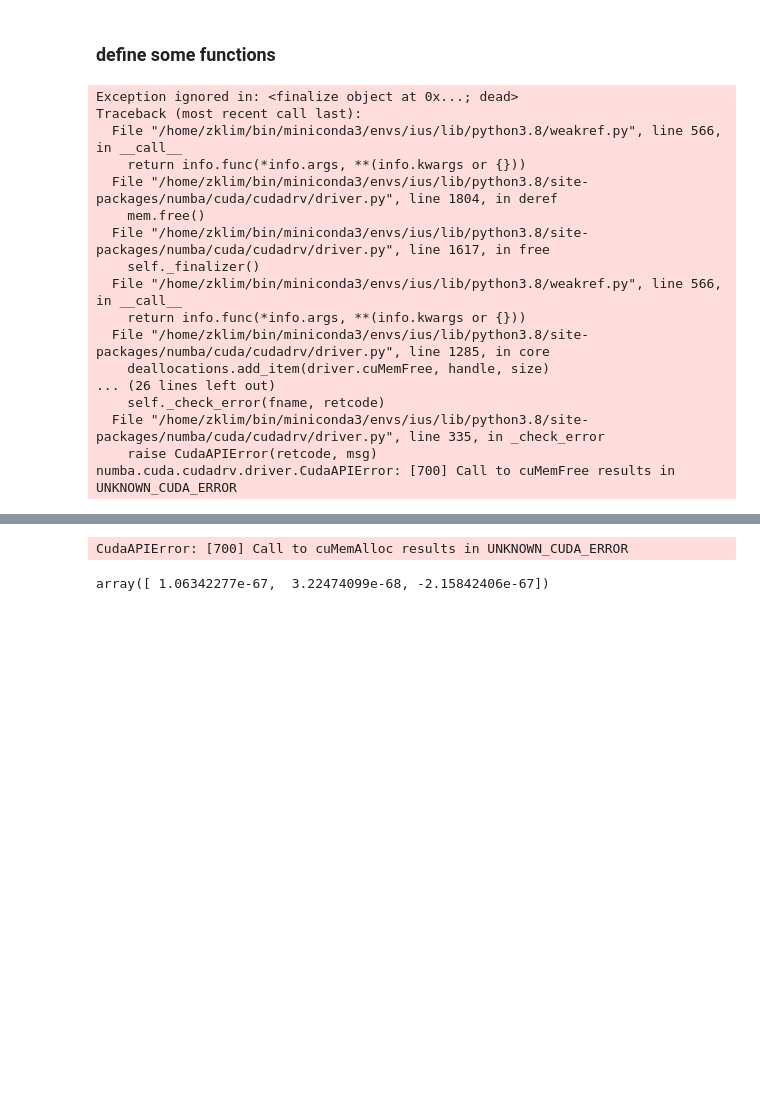
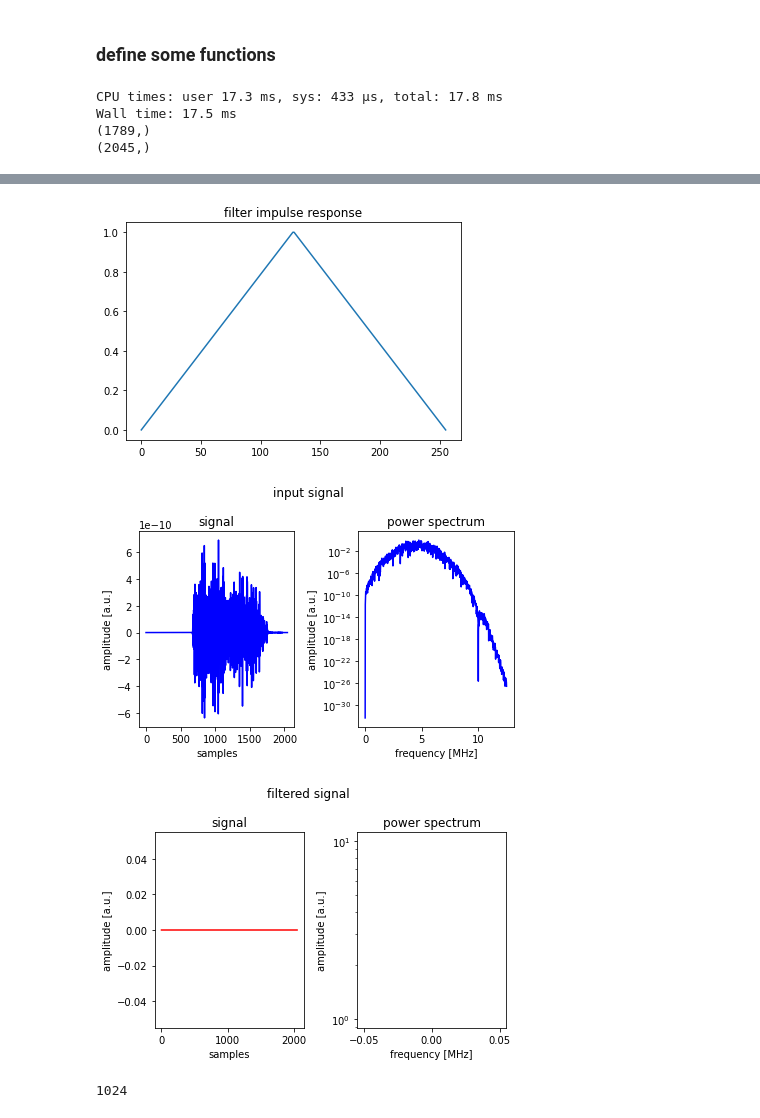
Before and after one commit to Lab4US/gpu-short-course, a Jupyter notebook: exercises/fir.ipynb, the cells around one changed output, grey strips where cells are left out. Saved outputs shown, nothing was run; the diff lists cells and outputs as text; code cells hidden in the pictures; blank space fills up the shorter version.

```diff
--- a/exercises/fir.ipynb
+++ b/exercises/fir.ipynb
@@ -189,11 +188,22 @@ h = np.concatenate((np.linspace(0, 1, ntaps//2),
 # ordinary convolve
 %time sigflt = convolve(sig, h)
 
+print(sigflt.shape)
+print(sig.shape)
+
 # convolve compiled by jit (the time gain will be visible after second run)
-%time sigflt = convolve_jit(sig, h)
+# %time sigflt = convolve_jit(sig, h)
 
-sigflt = np.zeros(sig.shape)
-%time sigflt = fir(rf, h)
+rfflt = np.zeros(rf.shape)
+%time rfflt = fir(rf, h)
+
+
+
+# fig,ax = plt.subplots(nrows=1, ncols=3)
+# ax[0].plot(rf[0,0,:])
+# ax[1].plot(rfflt[0,0,:])
+# ax[2].plot(h)
+
 
 
 # sigflt2 = np.zeros(sig.shape)
@@ -203,30 +213,19 @@ sigflt = np.zeros(sig.shape)
 
 
 
-
+sig = rf[0, 0, :]
+sigflt = rfflt[0, 0, :]
 
 
 # # do some graphs
-# fig,ax = plt.subplots(nrows=1, ncols=1)
-# ax.plot(h)
-# ax.set_title('filter impulse response')
-# present_signal(sig, fs, 'blue', 'input signal')
-# present_signal(sigflt, fs, 'red', 'filtered signal')
+fig,ax = plt.subplots(nrows=1, ncols=1)
+ax.plot(h)
+ax.set_title('filter impulse response')
+
+present_signal(sig, fs, 'blue', 'input signal')
+present_signal(sigflt, fs, 'red', 'filtered signal')
 # %% [output]
-Exception ignored in: <finalize object at 0x...; dead>
-Traceback (most recent call last):
-  File "/home/zklim/bin/miniconda3/envs/ius/lib/python3.8/weakref.py", line 566, in __call__
-    return info.func(*info.args, **(info.kwargs or {}))
-  File "/home/zklim/bin/miniconda3/envs/ius/lib/python3.8/site-packages/numba/cuda/cudadrv/driver.py", line 1804, in deref
-    mem.free()
-  File "/home/zklim/bin/miniconda3/envs/ius/lib/python3.8/site-packages/numba/cuda/cudadrv/driver.py", line 1617, in free
-    self._finalizer()
-  File "/home/zklim/bin/miniconda3/envs/ius/lib/python3.8/weakref.py", line 566, in __call__
-    return info.func(*info.args, **(info.kwargs or {}))
-  File "/home/zklim/bin/miniconda3/envs/ius/lib/python3.8/site-packages/numba/cuda/cudadrv/driver.py", line 1285, in core
-    deallocations.add_item(driver.cuMemFree, handle, size)
-... (26 lines left out)
-    self._check_error(fname, retcode)
-  File "/home/zklim/bin/miniconda3/envs/ius/lib/python3.8/site-packages/numba/cuda/cudadrv/driver.py", line 335, in _check_error
-    raise CudaAPIError(retcode, msg)
-numba.cuda.cudadrv.driver.CudaAPIError: [700] Call to cuMemFree results in UNKNOWN_CUDA_ERROR
+CPU times: user 17.3 ms, sys: 433 µs, total: 17.8 ms
+Wall time: 17.5 ms
+(1789,)
+(2045,)
@@ -237,8 +236,22 @@ Wall time: 338 ms
-CudaAPIError: [700] Call to cuMemAlloc results in UNKNOWN_CUDA_ERROR
+[figure, added]
+[figure, added]
+[figure, added]
 # %%
-sr = rf.shape
-len(sr)
+def dp(a, b):
+    '''
+    Function enumerate dot product of two vectors.
+    '''
+    c = 0
+    for i in range(a.size):
+        c += a[i]*b[i]
 
-rf[0,0,0:0+3]
+#     print(c)
+    return c
+
+rfflt = np.zeros(rf.shape)
+for k in range(rf.shape[2]):
+    rfflt[0, 0, k] = dp(rf[0,0,k:k+h.size], h)
+
+print(8*8*16)
 # %% [output]
-array([ 1.06342277e-67,  3.22474099e-68, -2.15842406e-67])
+1024
```
Also changed, not shown: parts of 2 cells of this notebook.
